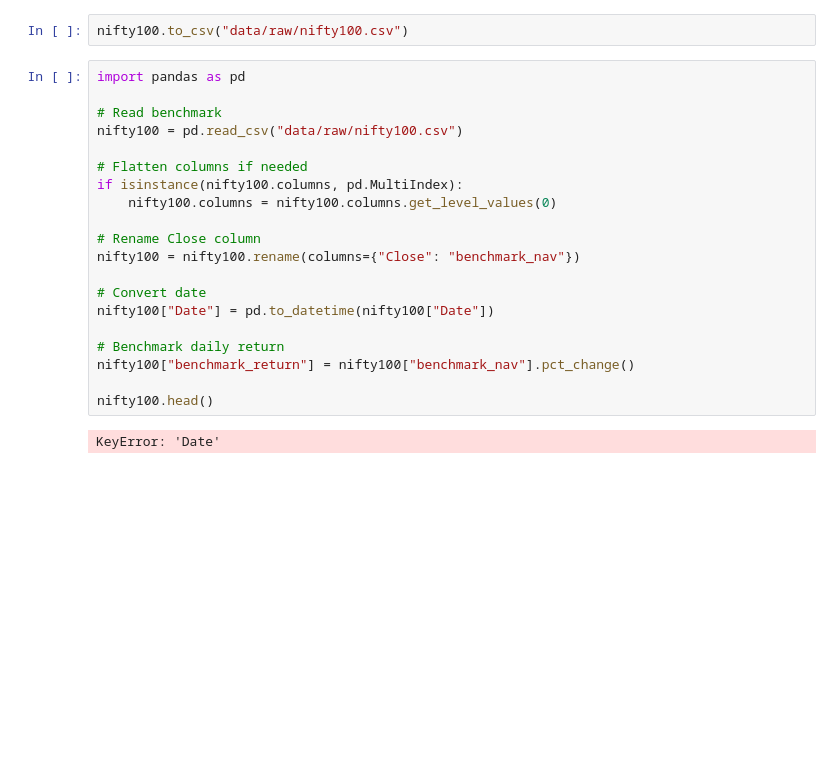
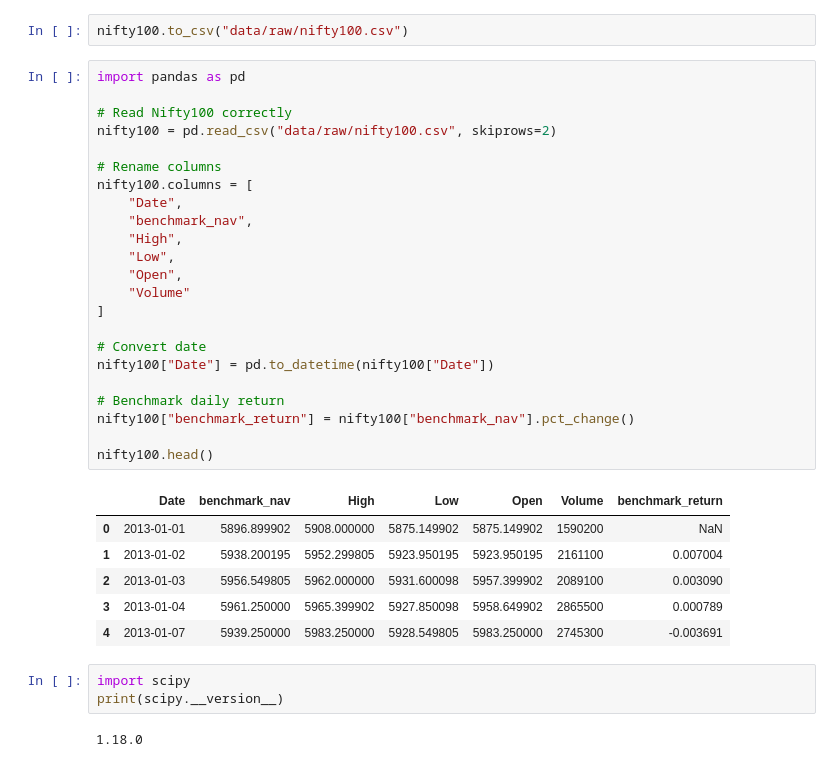
Before and after one commit to indiraselvam94-debug/mutual-fund-analytics, a Jupyter notebook: Performance_Analytics.ipynb, the cells around one changed output. Drawn from its saved outputs; the diff is of its cells as text; blank space fills up the shorter version.

```diff
--- a/Performance_Analytics.ipynb
+++ b/Performance_Analytics.ipynb
@@ -476,22 +477,35 @@ nifty100.to_csv("data/raw/nifty100.csv")
 # %%
 import pandas as pd
 
-# Read benchmark
-nifty100 = pd.read_csv("data/raw/nifty100.csv")
+# Read Nifty100 correctly
+nifty100 = pd.read_csv("data/raw/nifty100.csv", skiprows=2)
 
-# Flatten columns if needed
-if isinstance(nifty100.columns, pd.MultiIndex):
-    nifty100.columns = nifty100.columns.get_level_values(0)
-
-# Rename Close column
-nifty100 = nifty100.rename(columns={"Close": "benchmark_nav"})
+# Rename columns
+nifty100.columns = [
+    "Date",
+    "benchmark_nav",
+    "High",
+    "Low",
+    "Open",
+    "Volume"
+]
 
 # Convert date
 nifty100["Date"] = pd.to_datetime(nifty100["Date"])
 
 # Benchmark daily return
 nifty100["benchmark_return"] = nifty100["benchmark_nav"].pct_change()
 
 nifty100.head()
 # %% [output]
-KeyError: 'Date'
+|  | Date | benchmark_nav | High | Low | Open | Volume | benchmark_return |
+| 0 | 2013-01-01 | 5896.899902 | 5908.000000 | 5875.149902 | 5875.149902 | 1590200 | NaN |
+| 1 | 2013-01-02 | 5938.200195 | 5952.299805 | 5923.950195 | 5923.950195 | 2161100 | 0.007004 |
+| 2 | 2013-01-03 | 5956.549805 | 5962.000000 | 5931.600098 | 5957.399902 | 2089100 | 0.003090 |
+| 3 | 2013-01-04 | 5961.250000 | 5965.399902 | 5927.850098 | 5958.649902 | 2865500 | 0.000789 |
+| 4 | 2013-01-07 | 5939.250000 | 5983.250000 | 5928.549805 | 5983.250000 | 2745300 | -0.003691 |
+# %%
+import scipy
+print(scipy.__version__)
+# %% [output]
+1.18.0
```
Also changed, not shown: parts of 24 cells of this notebook, 3 other files.
